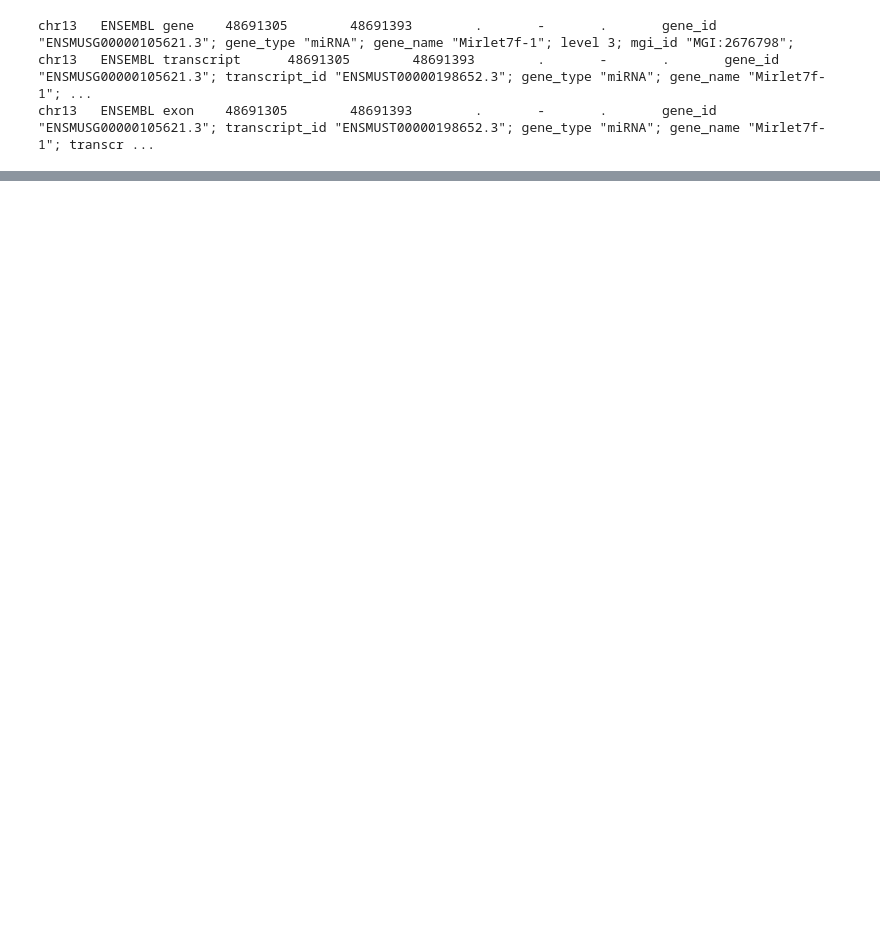
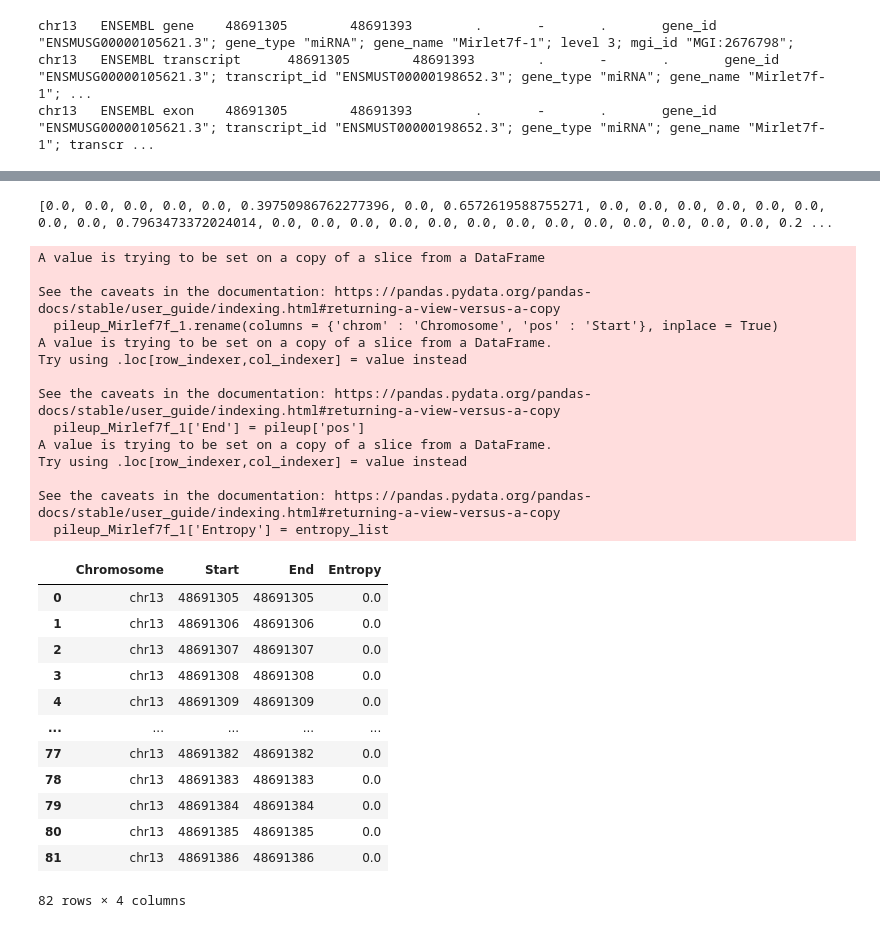
Before and after one commit to parkjongseung/JS_bioinformatics_project, a Jupyter notebook: termproject3.ipynb, the cells around one changed output, grey strips where cells are left out. Drawn from its saved outputs; the diff is of its cells as text; code cells hidden in the pictures; blank space fills up the shorter version.

```diff
--- a/termproject3.ipynb
+++ b/termproject3.ipynb
@@ -296,5 +366,5 @@ chr13   ENSEMBL exon    48691305        48691393        .       -       .
 # %%
 import pandas as pd
 
-pileup = pd.read_csv('CLIP-let7f-1-gene.pileup', sep='\t', names=['chrom', 'pos', '_ref', 'count', 'basereads', 'quals'])
+pileup = pd.read_csv('Mirlet7f-1-gene.pileup', sep='\t', names=['chrom', 'pos', '_ref', 'count', 'basereads', 'quals'])
 pileup.tail()
@@ -308,0 +398,65 @@ pileup[pileup['pos'] == 106056094].iloc[0]['matches']
+# %%
+# shannon entropy 계산
+import math
+from collections import Counter
+
+def shannon_entropy(dna_sequence):
+    # 각 염기의 빈도수를 계산합니다.
+    counts = Counter(dna_sequence)
+    # 전체 염기의 수를 계산합니다.
+    length = len(dna_sequence)
+
+    # Shannon Entropy 계산
+    entropy = 0.0
+    for count in counts.values():
+        probability = count / length
+        if probability > 0:  # 확률이 0인 경우 log2가 정의되지 않으므로 건너뜁니다.
+            entropy -= probability * math.log2(probability)
+
+    return entropy
+
+entropy_list = []
+
+for i in range(0,82):
+  dna_sequence = pileup.loc[i]['matches']
+  entropy = shannon_entropy(dna_sequence)
+  entropy_list.append(entropy)
+
+print (entropy_list)
+# %% [output]
+[0.0, 0.0, 0.0, 0.0, 0.0, 0.39750986762277396, 0.0, 0.6572619588755271, 0.0, 0.0, 0.0, 0.0, 0.0, 0.0, 0.0, 0.0, 0.7963473372024014, 0.0, 0.0, 0.0, 0.0, 0.0, 0.0, 0.0, 0.0, 0.0, 0.0, 0.0, 0.0, 0.0, 0.2 ...
+# %%
+# pileup_Mirlef7f_1 만들기
+pileup_Mirlef7f_1 = pileup[['chrom', 'pos']]
+pileup_Mirlef7f_1.rename(columns = {'chrom' : 'Chromosome', 'pos' : 'Start'}, inplace = True)
+pileup_Mirlef7f_1['End'] = pileup['pos']
+pileup_Mirlef7f_1['Entropy'] = entropy_list
+pileup_Mirlef7f_1
+# %% [output]
+A value is trying to be set on a copy of a slice from a DataFrame
+
+See the caveats in the documentation: https://pandas.pydata.org/pandas-docs/stable/user_guide/indexing.html#returning-a-view-versus-a-copy
+  pileup_Mirlef7f_1.rename(columns = {'chrom' : 'Chromosome', 'pos' : 'Start'}, inplace = True)
+A value is trying to be set on a copy of a slice from a DataFrame.
+Try using .loc[row_indexer,col_indexer] = value instead
+
+See the caveats in the documentation: https://pandas.pydata.org/pandas-docs/stable/user_guide/indexing.html#returning-a-view-versus-a-copy
+  pileup_Mirlef7f_1['End'] = pileup['pos']
+A value is trying to be set on a copy of a slice from a DataFrame.
+Try using .loc[row_indexer,col_indexer] = value instead
+
+See the caveats in the documentation: https://pandas.pydata.org/pandas-docs/stable/user_guide/indexing.html#returning-a-view-versus-a-copy
+  pileup_Mirlef7f_1['Entropy'] = entropy_list
+|  | Chromosome | Start | End | Entropy |
+| 0 | chr13 | 48691305 | 48691305 | 0.0 |
+| 1 | chr13 | 48691306 | 48691306 | 0.0 |
+| 2 | chr13 | 48691307 | 48691307 | 0.0 |
+| 3 | chr13 | 48691308 | 48691308 | 0.0 |
+| 4 | chr13 | 48691309 | 48691309 | 0.0 |
+| ... | ... | ... | ... | ... |
+| 77 | chr13 | 48691382 | 48691382 | 0.0 |
+| 78 | chr13 | 48691383 | 48691383 | 0.0 |
+| 79 | chr13 | 48691384 | 48691384 | 0.0 |
+| 80 | chr13 | 48691385 | 48691385 | 0.0 |
+| 81 | chr13 | 48691386 | 48691386 | 0.0 |
+82 rows × 4 columns
```
Also changed, not shown: parts of 17 cells of this notebook, 3 other files.
